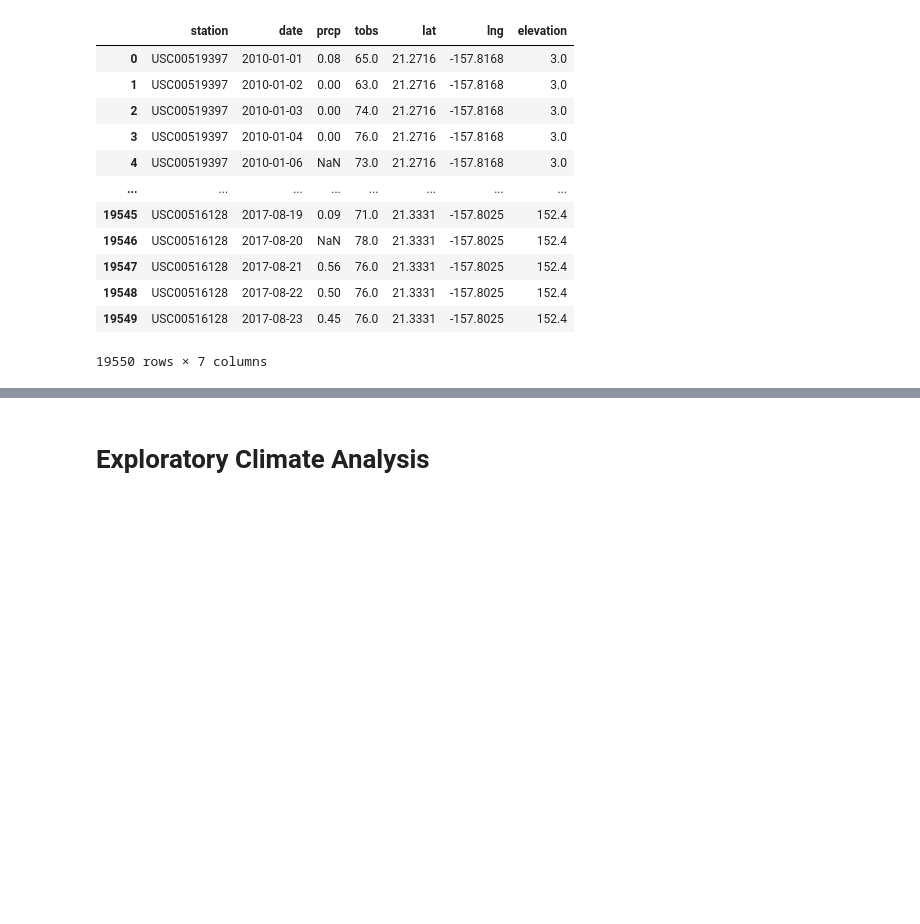
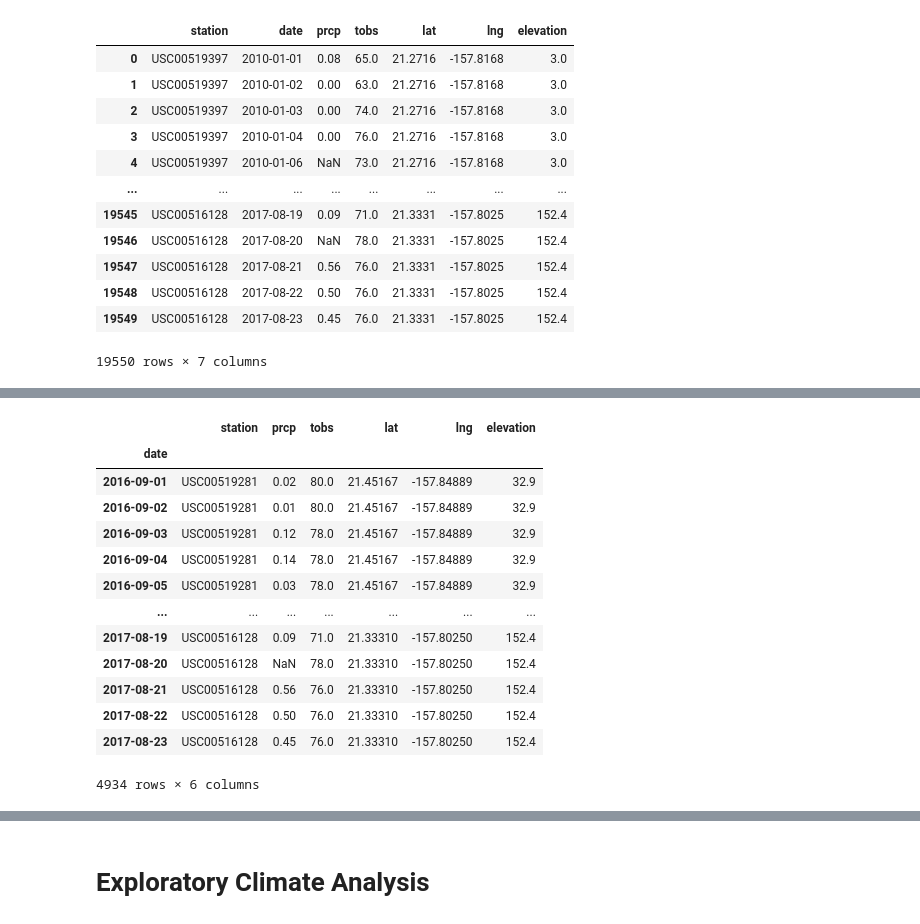
Before and after one commit to anPerger/SQL_alchemy_hw, a Jupyter notebook: climate_starter.ipynb, the cells around one changed output, grey strips where cells are left out. Cells and saved outputs as stored; diff of their text form; code cells hidden in the pictures; blank space fills up the shorter version.

```diff
--- a/climate_starter.ipynb
+++ b/climate_starter.ipynb
@@ -177,0 +214,18 @@ measurement_station_frame
+# %%
+last_year = measurement_station_frame.set_index('date').last("12M")
+last_year
+# %% [output]
+|  | station | prcp | tobs | lat | lng | elevation |
+| date |  |  |  |  |  |  |
+| 2016-09-01 | USC00519281 | 0.02 | 80.0 | 21.45167 | -157.84889 | 32.9 |
+| 2016-09-02 | USC00519281 | 0.01 | 80.0 | 21.45167 | -157.84889 | 32.9 |
+| 2016-09-03 | USC00519281 | 0.12 | 78.0 | 21.45167 | -157.84889 | 32.9 |
+| 2016-09-04 | USC00519281 | 0.14 | 78.0 | 21.45167 | -157.84889 | 32.9 |
+| 2016-09-05 | USC00519281 | 0.03 | 78.0 | 21.45167 | -157.84889 | 32.9 |
+| ... | ... | ... | ... | ... | ... | ... |
+| 2017-08-19 | USC00516128 | 0.09 | 71.0 | 21.33310 | -157.80250 | 152.4 |
+| 2017-08-20 | USC00516128 | NaN | 78.0 | 21.33310 | -157.80250 | 152.4 |
+| 2017-08-21 | USC00516128 | 0.56 | 76.0 | 21.33310 | -157.80250 | 152.4 |
+| 2017-08-22 | USC00516128 | 0.50 | 76.0 | 21.33310 | -157.80250 | 152.4 |
+| 2017-08-23 | USC00516128 | 0.45 | 76.0 | 21.33310 | -157.80250 | 152.4 |
+4934 rows × 6 columns
```
Also changed, not shown: parts of 11 cells of this notebook.
